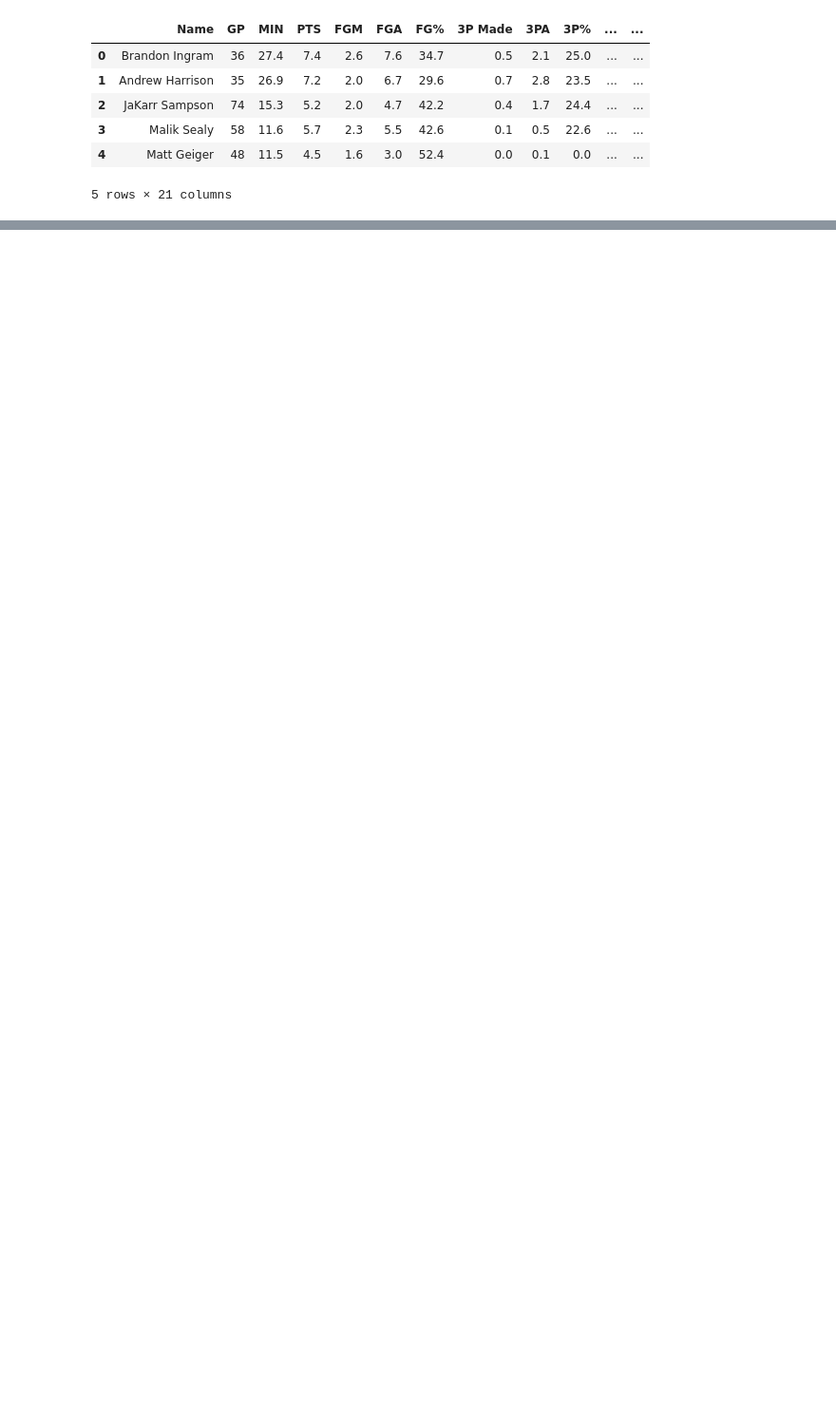
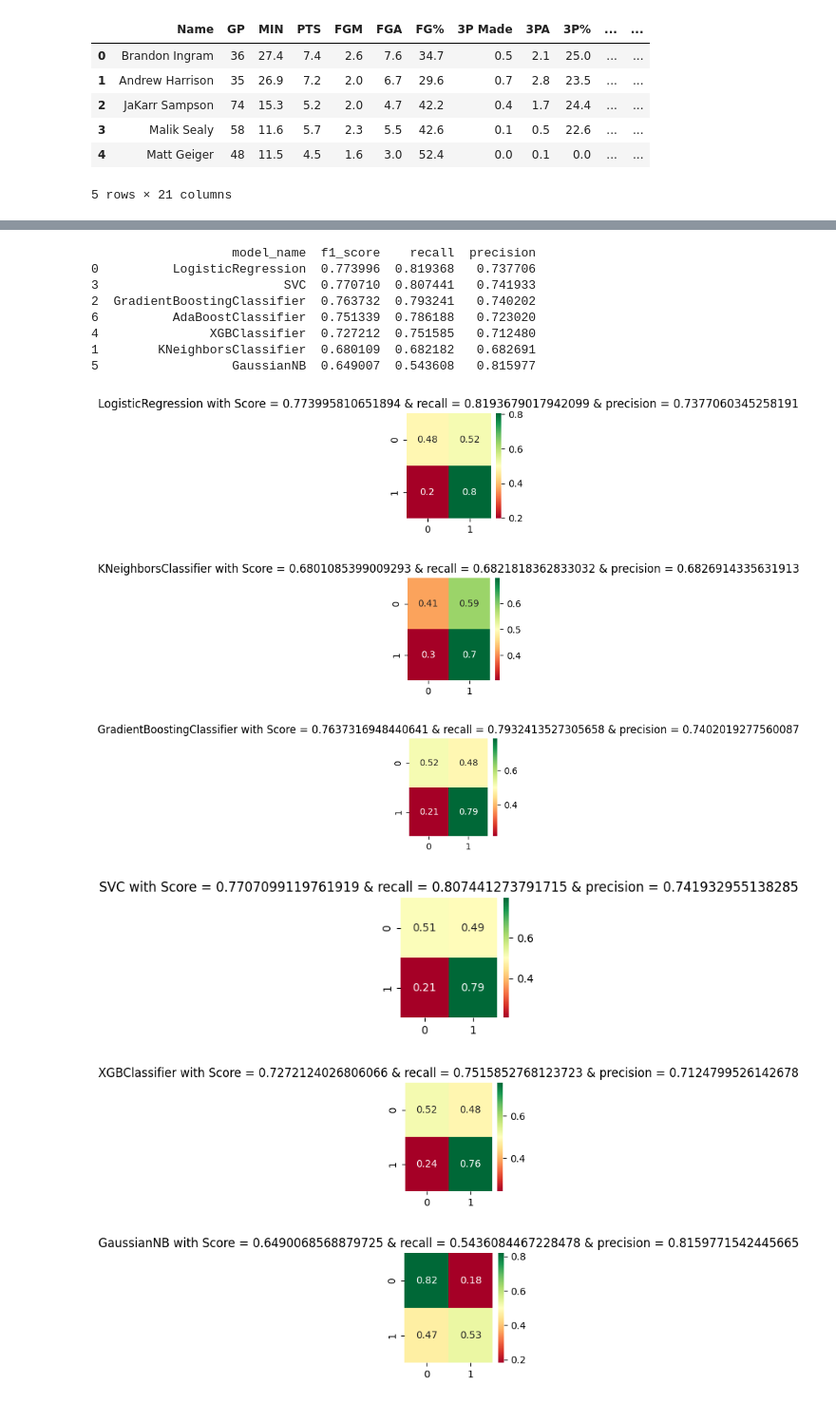
Before and after one commit to khadija-gharnati/NBA_player_investement_prediction, a Jupyter notebook: Analyse.ipynb, the cells around one changed output, grey strips where cells are left out. Shown: that part at 95% size. Cells and saved outputs as stored; diff of their text form; code cells hidden in the pictures; blank space fills up the shorter version.

```diff
--- a/Analyse.ipynb
+++ b/Analyse.ipynb
@@ -82,0 +154,9 @@ array([[0.43902439, 0.66992665, 0.26241135, ..., 0.16      , 0.1025641 ,
+# %%
+
+selector = SelectKBest(f_classif, k=8)
+# %%
+#choix des meilleurs features
+best_feats = selector.fit_transform(X, labels)
+sorted_indices = np.argsort(selector.scores_)[::-1]
+print(selector.get_support())
+print(sorted_indices)
@@ -82,0 +331,36 @@ array([[0.43902439, 0.66992665, 0.26241135, ..., 0.16      , 0.1025641 ,
+# %%
+
+results  = pd.DataFrame(columns = ['model_name', 'f1_score', 'recall', 'precision'])
+for model in models_Selected_feats:
+
+    model.fit(X_train, y_train)
+    y_pred = model.predict(X_test)
+    confusion_mat = np.zeros((2, 2))
+    confusion_mat[0] = np.array(confusion_matrix(y_pred, y_test))[:, 0]/(y_test.shape[0] - sum(y_test))
+    confusion_mat[1] = np.array(confusion_matrix(y_pred, y_test))[:, 1]/sum(y_test)
+
+    score_result, recall, precision = score_classifier(X,model,labels, cv = 15)
+    entry = [model.__class__.__name__, score_result, recall, precision]
+    results.loc[len(results.index)] = entry
+    df_cm = pd.DataFrame(confusion_mat, index = [i for i in [0,1]],
+                  columns = [i for i in [0,1]])
+    plt.figure(figsize = (2,2))
+    plt.title(model.__class__.__name__ + f' with Score = {score_result}' + f' & recall = {recall}' + f' & precision = {precision}')
+    sns.heatmap(df_cm, annot=True, cmap="RdYlGn")
+results = results.sort_values(by = 'f1_score', ascending=False)
+print(results)
+# %% [output]
+                   model_name  f1_score    recall  precision
+0          LogisticRegression  0.773996  0.819368   0.737706
+3                         SVC  0.770710  0.807441   0.741933
+2  GradientBoostingClassifier  0.763732  0.793241   0.740202
+6          AdaBoostClassifier  0.751339  0.786188   0.723020
+4               XGBClassifier  0.727212  0.751585   0.712480
+1        KNeighborsClassifier  0.680109  0.682182   0.682691
+5                  GaussianNB  0.649007  0.543608   0.815977
+[figure, added]
+[figure, added]
+[figure, added]
+[figure, added]
+[figure, added]
+[figure, added]
```
Also changed, not shown: parts of 41 cells of this notebook, 6 other files.
